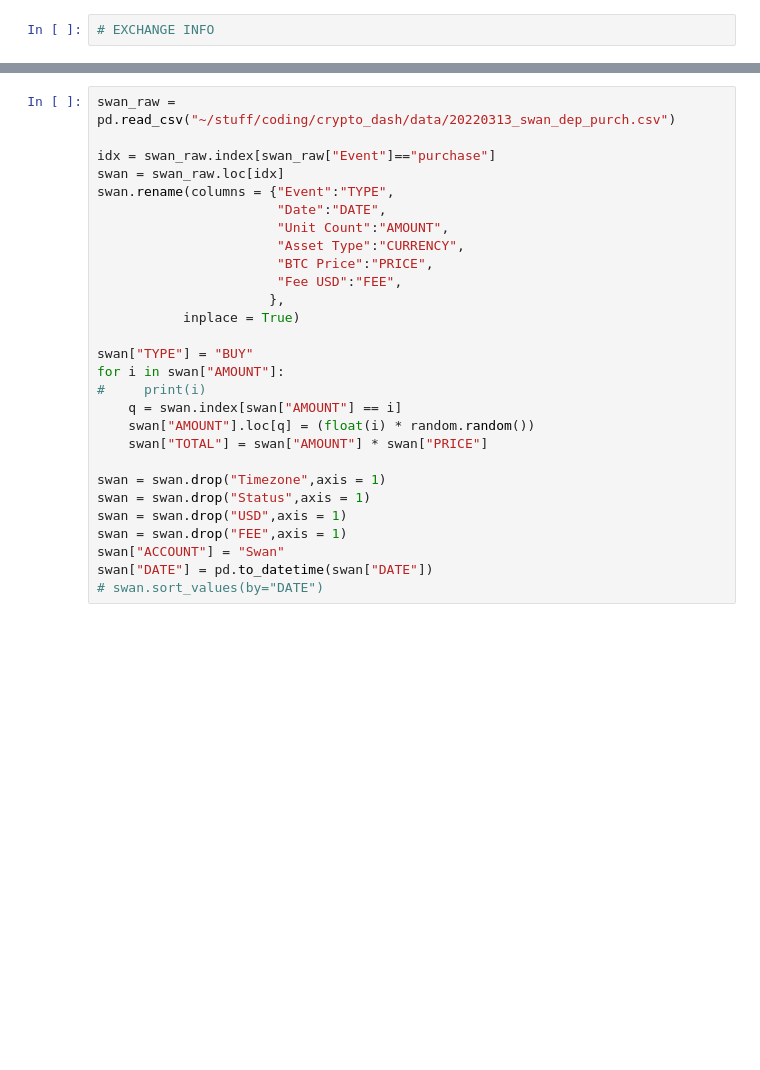
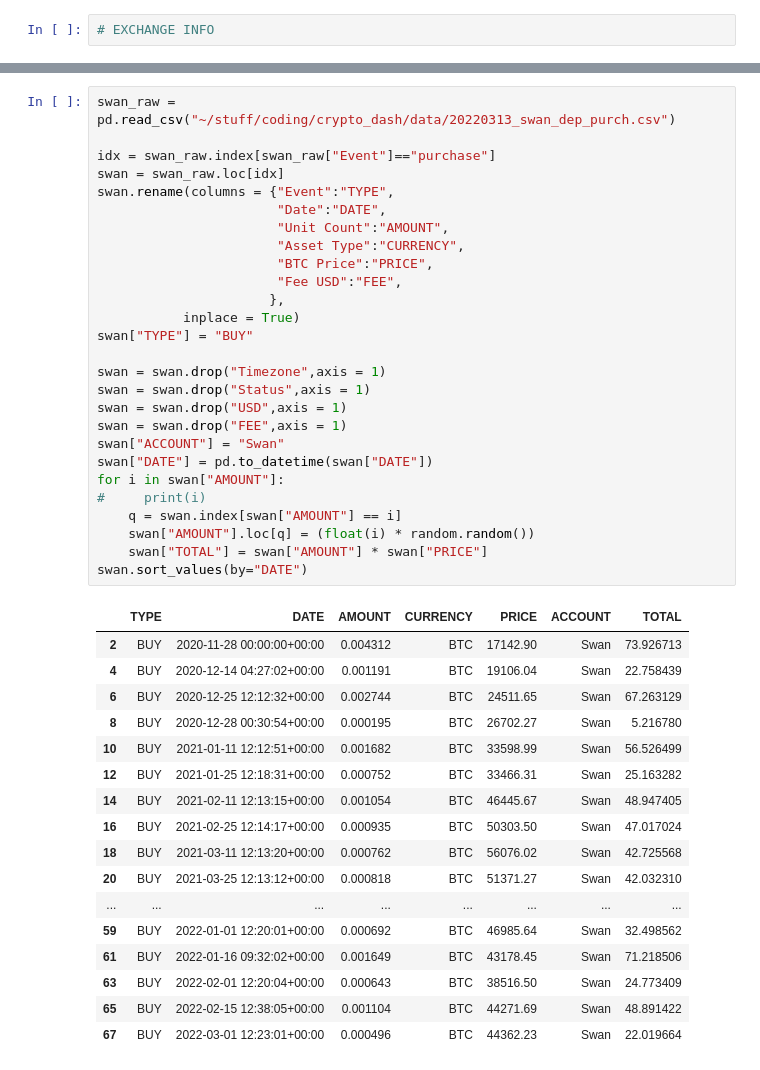
Before and after one commit to simonhansedasi/crypto_dash, a Jupyter notebook: Untitled.ipynb, the cells around one changed output, grey strips where cells are left out. Cells and saved outputs as stored; diff of their text form; blank space fills up the shorter version.

```diff
--- a/Untitled.ipynb
+++ b/Untitled.ipynb
@@ -136,31 +327,48 @@ See the caveats in the documentation: https://pandas.pydata.org/pandas-docs/stab
 # %%
 swan_raw = pd.read_csv("~/stuff/coding/crypto_dash/data/20220313_swan_dep_purch.csv")
 
 idx = swan_raw.index[swan_raw["Event"]=="purchase"]
 swan = swan_raw.loc[idx]
 swan.rename(columns = {"Event":"TYPE",
                        "Date":"DATE",
                        "Unit Count":"AMOUNT",
                        "Asset Type":"CURRENCY",
                        "BTC Price":"PRICE",
                        "Fee USD":"FEE",
                       },
            inplace = True)
-
 swan["TYPE"] = "BUY"
-for i in swan["AMOUNT"]:
-#     print(i)
-    q = swan.index[swan["AMOUNT"] == i]
-    swan["AMOUNT"].loc[q] = (float(i) * random.random())
-    swan["TOTAL"] = swan["AMOUNT"] * swan["PRICE"]
 
 swan = swan.drop("Timezone",axis = 1)
 swan = swan.drop("Status",axis = 1)
 swan = swan.drop("USD",axis = 1)
 swan = swan.drop("FEE",axis = 1)
 swan["ACCOUNT"] = "Swan"
 swan["DATE"] = pd.to_datetime(swan["DATE"])
-# swan.sort_values(by="DATE")
+for i in swan["AMOUNT"]:
+#     print(i)
+    q = swan.index[swan["AMOUNT"] == i]
+    swan["AMOUNT"].loc[q] = (float(i) * random.random())
+    swan["TOTAL"] = swan["AMOUNT"] * swan["PRICE"]
+swan.sort_values(by="DATE")
+# %% [output]
+|  | TYPE | DATE | AMOUNT | CURRENCY | PRICE | ACCOUNT | TOTAL |
+| 2 | BUY | 2020-11-28 00:00:00+00:00 | 0.004312 | BTC | 17142.90 | Swan | 73.926713 |
+| 4 | BUY | 2020-12-14 04:27:02+00:00 | 0.001191 | BTC | 19106.04 | Swan | 22.758439 |
+| 6 | BUY | 2020-12-25 12:12:32+00:00 | 0.002744 | BTC | 24511.65 | Swan | 67.263129 |
+| 8 | BUY | 2020-12-28 00:30:54+00:00 | 0.000195 | BTC | 26702.27 | Swan | 5.216780 |
+| 10 | BUY | 2021-01-11 12:12:51+00:00 | 0.001682 | BTC | 33598.99 | Swan | 56.526499 |
+| 12 | BUY | 2021-01-25 12:18:31+00:00 | 0.000752 | BTC | 33466.31 | Swan | 25.163282 |
+| 14 | BUY | 2021-02-11 12:13:15+00:00 | 0.001054 | BTC | 46445.67 | Swan | 48.947405 |
+| 16 | BUY | 2021-02-25 12:14:17+00:00 | 0.000935 | BTC | 50303.50 | Swan | 47.017024 |
+| 18 | BUY | 2021-03-11 12:13:20+00:00 | 0.000762 | BTC | 56076.02 | Swan | 42.725568 |
+| 20 | BUY | 2021-03-25 12:13:12+00:00 | 0.000818 | BTC | 51371.27 | Swan | 42.032310 |
+| ... | ... | ... | ... | ... | ... | ... | ... |
+| 59 | BUY | 2022-01-01 12:20:01+00:00 | 0.000692 | BTC | 46985.64 | Swan | 32.498562 |
+| 61 | BUY | 2022-01-16 09:32:02+00:00 | 0.001649 | BTC | 43178.45 | Swan | 71.218506 |
+| 63 | BUY | 2022-02-01 12:20:04+00:00 | 0.000643 | BTC | 38516.50 | Swan | 24.773409 |
+| 65 | BUY | 2022-02-15 12:38:05+00:00 | 0.001104 | BTC | 44271.69 | Swan | 48.891422 |
+| 67 | BUY | 2022-03-01 12:23:01+00:00 | 0.000496 | BTC | 44362.23 | Swan | 22.019664 |
 # %%
 bittrex_21_raw  = pd.read_csv("~/stuff/coding/crypto_dash/data/2021_bittrex.csv")
 bitt = bittrex_21_raw
```
Also changed, not shown: parts of 11 cells of this notebook, 10 other files.
